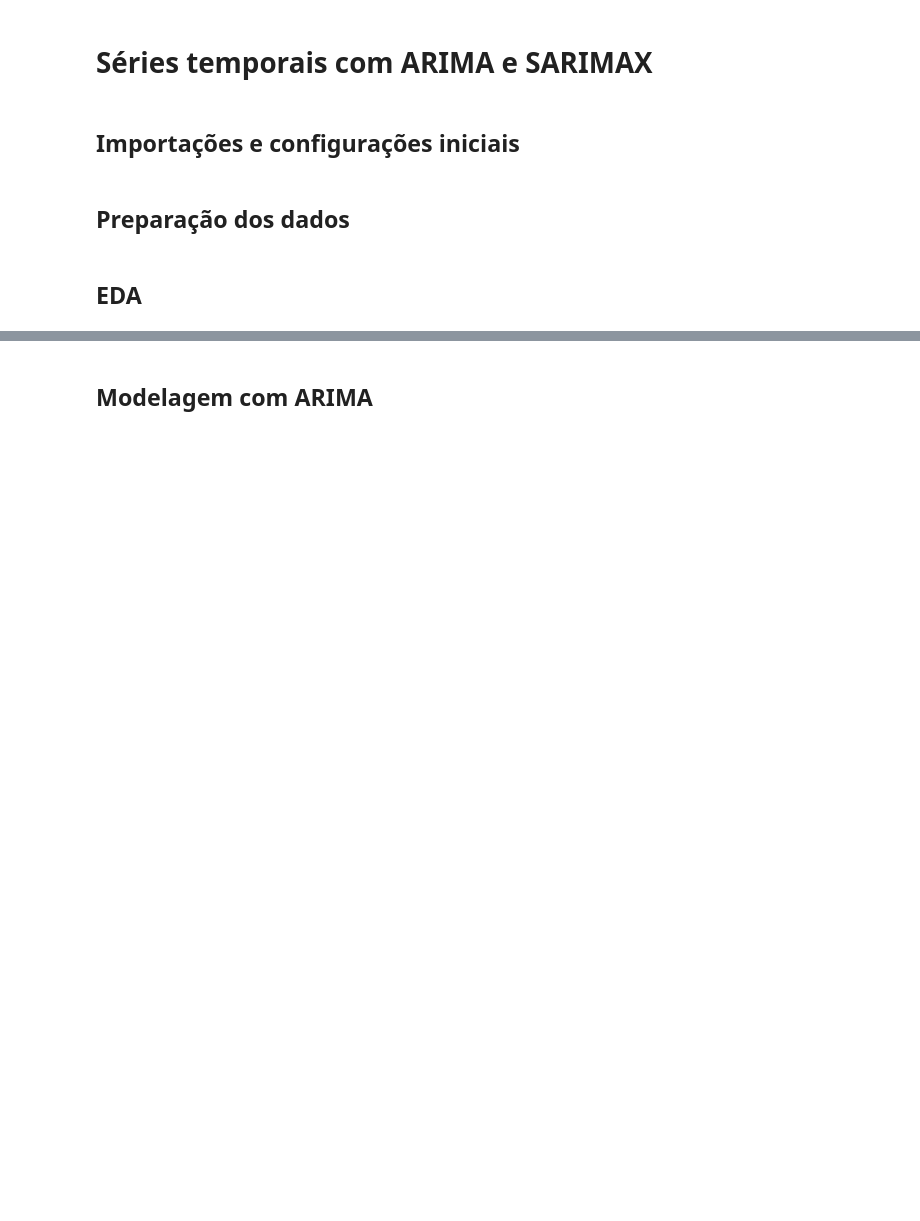
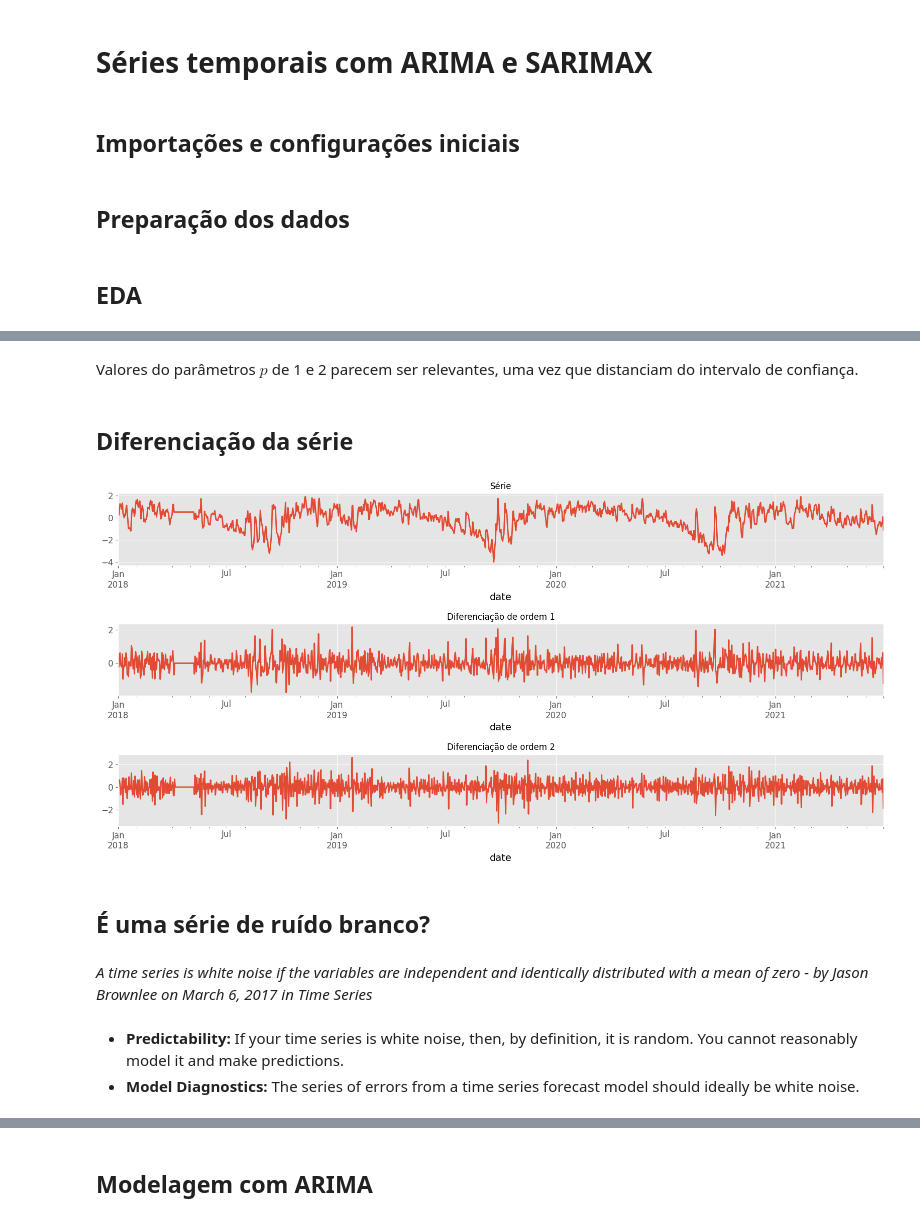
Before and after one commit to leandrocl2005/learning-time-series, a Jupyter notebook: ARIMA_SARIMA_introduction.ipynb, the cells around one changed output, grey strips where cells are left out. Saved outputs shown, nothing was run; the diff lists cells and outputs as text; code cells hidden in the pictures; blank space fills up the shorter version.

```diff
--- a/ARIMA_SARIMA_introduction.ipynb
+++ b/ARIMA_SARIMA_introduction.ipynb
@@ -108,0 +124,26 @@ plt.show()
+# %% [markdown]
+Valores do parâmetros $p$ de 1 e 2 parecem ser relevantes, uma vez que distanciam do intervalo de confiança.
+# %% [markdown]
+## Diferenciação da série
+# %%
+plt.figure(figsize=(16,8))
+plt.subplot(3,1,1)
+df['X_t'].plot()
+plt.title("Série")
+plt.subplot(3,1,2)
+df['X_t'].diff().plot()
+plt.title('Diferenciação de ordem 1')
+plt.subplot(3,1,3)
+df['X_t'].diff().diff().plot()
+plt.title('Diferenciação de ordem 2')
+plt.tight_layout()
+plt.show()
+# %% [output]
+[figure, added]
+# %% [markdown]
+## É uma série de ruído branco?
+# %% [markdown]
+*A time series is white noise if the variables are independent and identically distributed with a mean of zero - by Jason Brownlee on March 6, 2017 in Time Series*
+# %% [markdown]
+- **Predictability:** If your time series is white noise, then, by definition, it is random. You cannot reasonably model it and make predictions.
+- **Model Diagnostics:** The series of errors from a time series forecast model should ideally be white noise.
```
Also changed, not shown: parts of 65 cells of this notebook, 5 other files.
